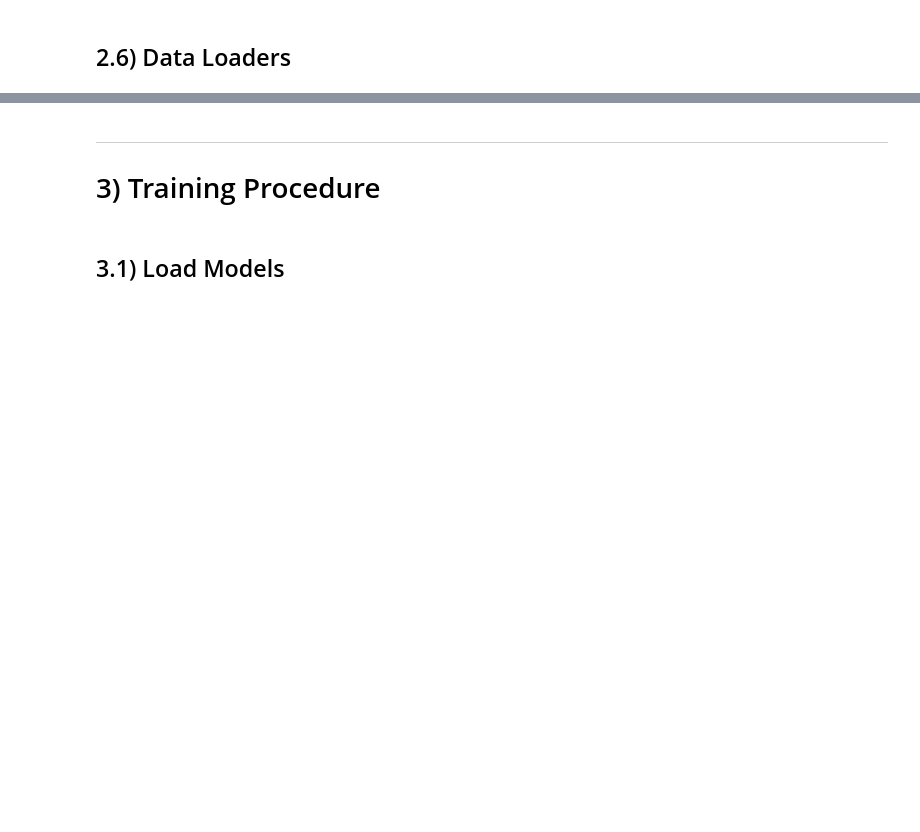
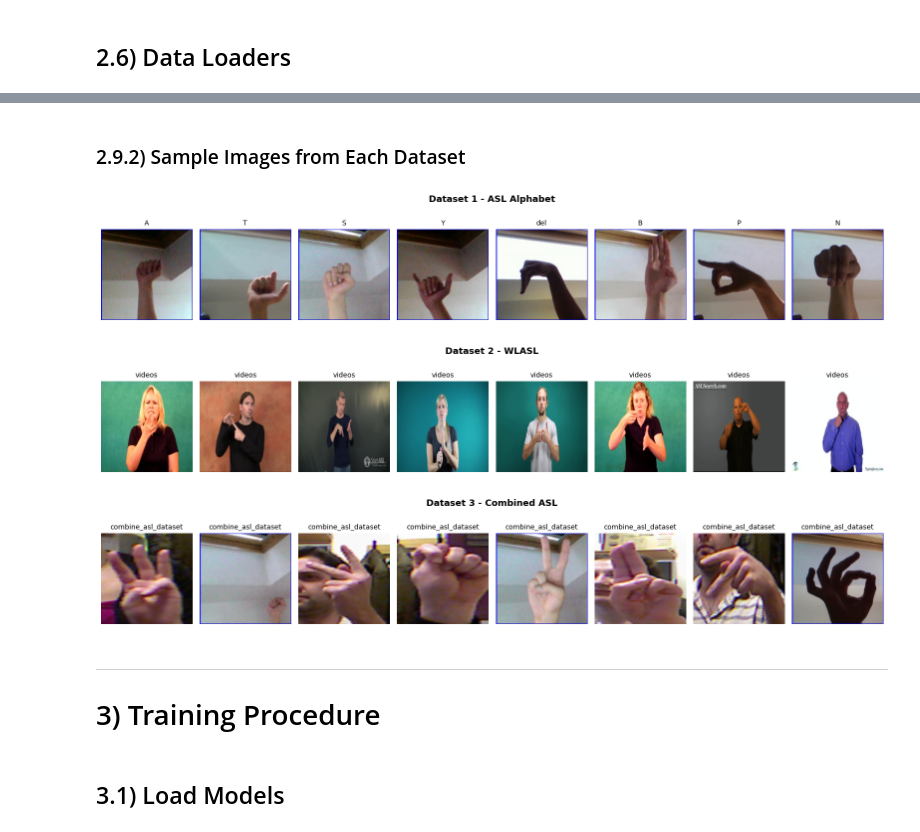
Before and after one commit to RealBJr/sign-language-classifier, a Jupyter notebook: model.ipynb, the cells around one changed output, grey strips where cells are left out. Cells and saved outputs as stored; diff of their text form; code cells hidden in the pictures; blank space fills up the shorter version.

```diff
--- a/model.ipynb
+++ b/model.ipynb
@@ -464,3 +648,41 @@ print("DataLoaders ready for training.")
+# %% [markdown]
+### 2.9.2) Sample Images from Each Dataset
+# %%
+import matplotlib.pyplot as plt
+import numpy as np
+import random
+
+def show_samples(dataset, title, num_samples=8):
+    """Display a grid of sample images from a dataset."""
+    fig, axes = plt.subplots(1, num_samples, figsize=(16, 3))
+    fig.suptitle(title, fontsize=13, fontweight='bold')
+
+    indices = random.sample(range(len(dataset)), num_samples)
+
+    # Inverse normalization to display images properly
+    mean = np.array([0.485, 0.456, 0.406])
+    std = np.array([0.229, 0.224, 0.225])
+
+    for ax, idx in zip(axes, indices):
+        img, label = dataset[idx]
+        img = img.numpy().transpose(1, 2, 0)  # CHW -> HWC
+        img = img * std + mean  # Unnormalize
+        img = np.clip(img, 0, 1)
+
+        ax.imshow(img)
+        ax.set_title(dataset.classes[label], fontsize=10)
+        ax.axis('off')
+
+    plt.tight_layout()
+    plt.show()
+
+show_samples(train_dataset1, 'Dataset 1 - ASL Alphabet')
+show_samples(train_dataset2, 'Dataset 2 - WLASL')
+show_samples(train_dataset3, 'Dataset 3 - Combined ASL')
+# %% [output]
+[figure, added]
+[figure, added]
+[figure, added]
 # %% [markdown]
 ---
 
```
Also changed, not shown: parts of 46 cells of this notebook.
